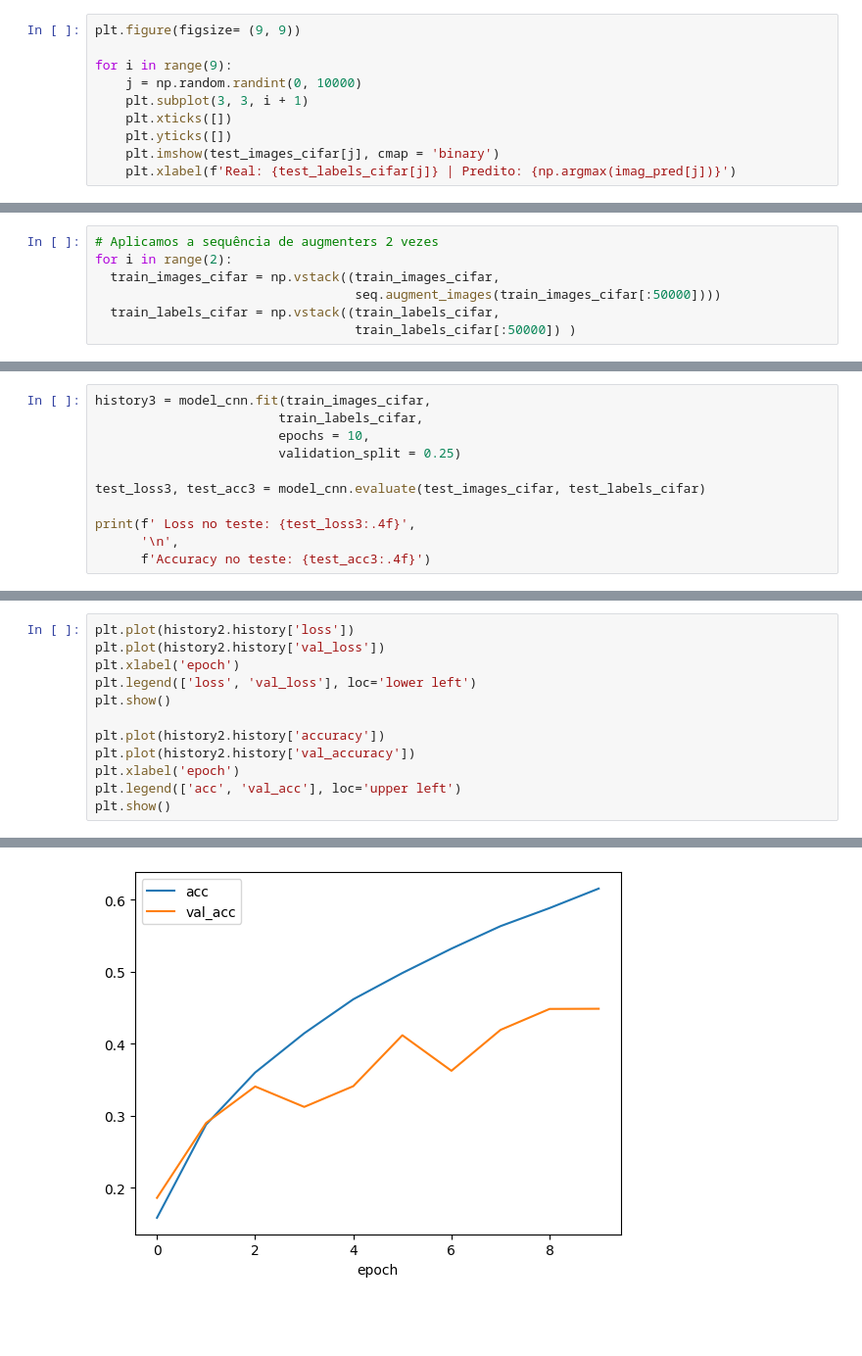
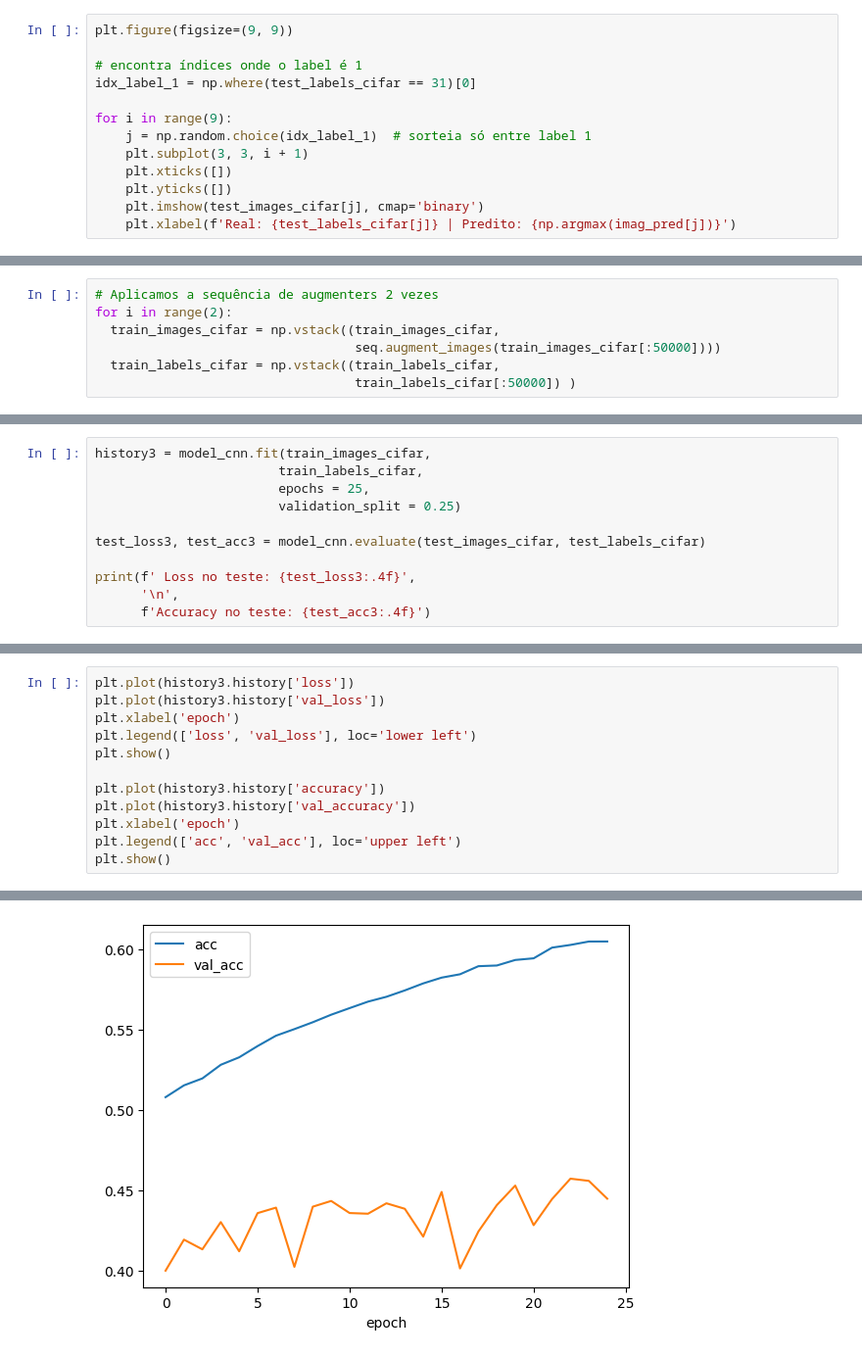
Before and after one commit to caioadlc/NN_and_DL, a Jupyter notebook: CNN_mnist_cifar.ipynb, the cells around one changed output, grey strips where cells are left out. Shown at 98% size. Cells and saved outputs as stored; diff of their text form; blank space fills up the shorter version.

```diff
--- a/CNN_mnist_cifar.ipynb
+++ b/CNN_mnist_cifar.ipynb
@@ -665,13 +665,16 @@ imag_pred = model_cnn.predict(test_images_cifar)
 # %% [output]
 313/313 ━━━━━━━━━━━━━━━━━━━━ 2s 5ms/step
 # %%
-plt.figure(figsize= (9, 9))
+plt.figure(figsize=(9, 9))
+
+# encontra índices onde o label é 1
+idx_label_1 = np.where(test_labels_cifar == 31)[0]
 
 for i in range(9):
-    j = np.random.randint(0, 10000)
+    j = np.random.choice(idx_label_1)  # sorteia só entre label 1
     plt.subplot(3, 3, i + 1)
     plt.xticks([])
     plt.yticks([])
-    plt.imshow(test_images_cifar[j], cmap = 'binary')
+    plt.imshow(test_images_cifar[j], cmap='binary')
     plt.xlabel(f'Real: {test_labels_cifar[j]} | Predito: {np.argmax(imag_pred[j])}')
 # %% [output]
@@ -725,7 +728,7 @@ for i in range(3):
 # %%
 history3 = model_cnn.fit(train_images_cifar,
                         train_labels_cifar,
-                        epochs = 10,
+                        epochs = 25,
                         validation_split = 0.25)
 
 test_loss3, test_acc3 = model_cnn.evaluate(test_images_cifar, test_labels_cifar)
@@ -754,12 +775,12 @@ Epoch 6/10
 # %%
-plt.plot(history2.history['loss'])
-plt.plot(history2.history['val_loss'])
+plt.plot(history3.history['loss'])
+plt.plot(history3.history['val_loss'])
 plt.xlabel('epoch')
 plt.legend(['loss', 'val_loss'], loc='lower left')
 plt.show()
 
-plt.plot(history2.history['accuracy'])
-plt.plot(history2.history['val_accuracy'])
+plt.plot(history3.history['accuracy'])
+plt.plot(history3.history['val_accuracy'])
 plt.xlabel('epoch')
 plt.legend(['acc', 'val_acc'], loc='upper left')
 plt.show()
@@ -768 +789 @@ plt.show()
-[figure, old version]
+[figure, new version]
```
Also changed, not shown: parts of 14 cells of this notebook.
